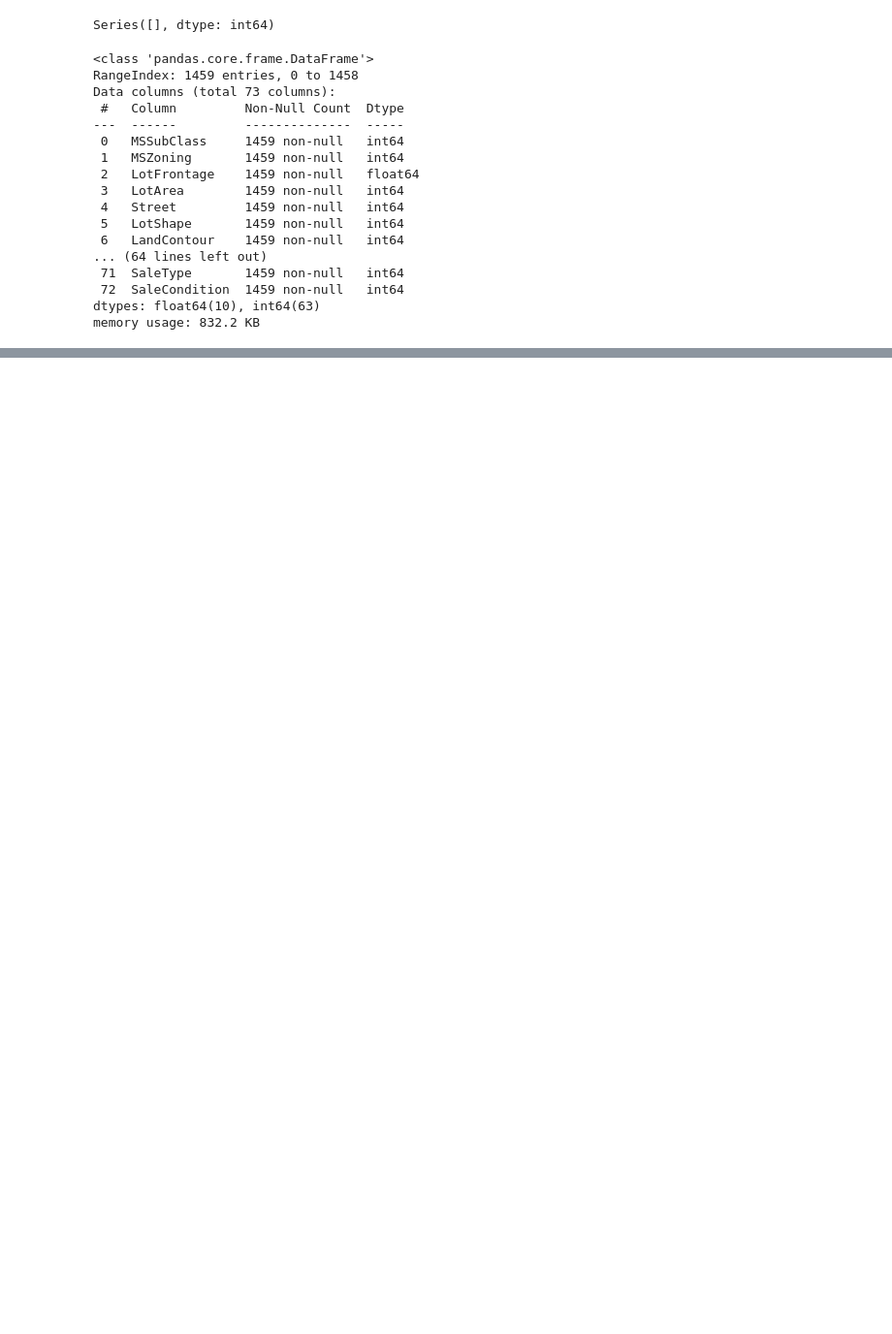
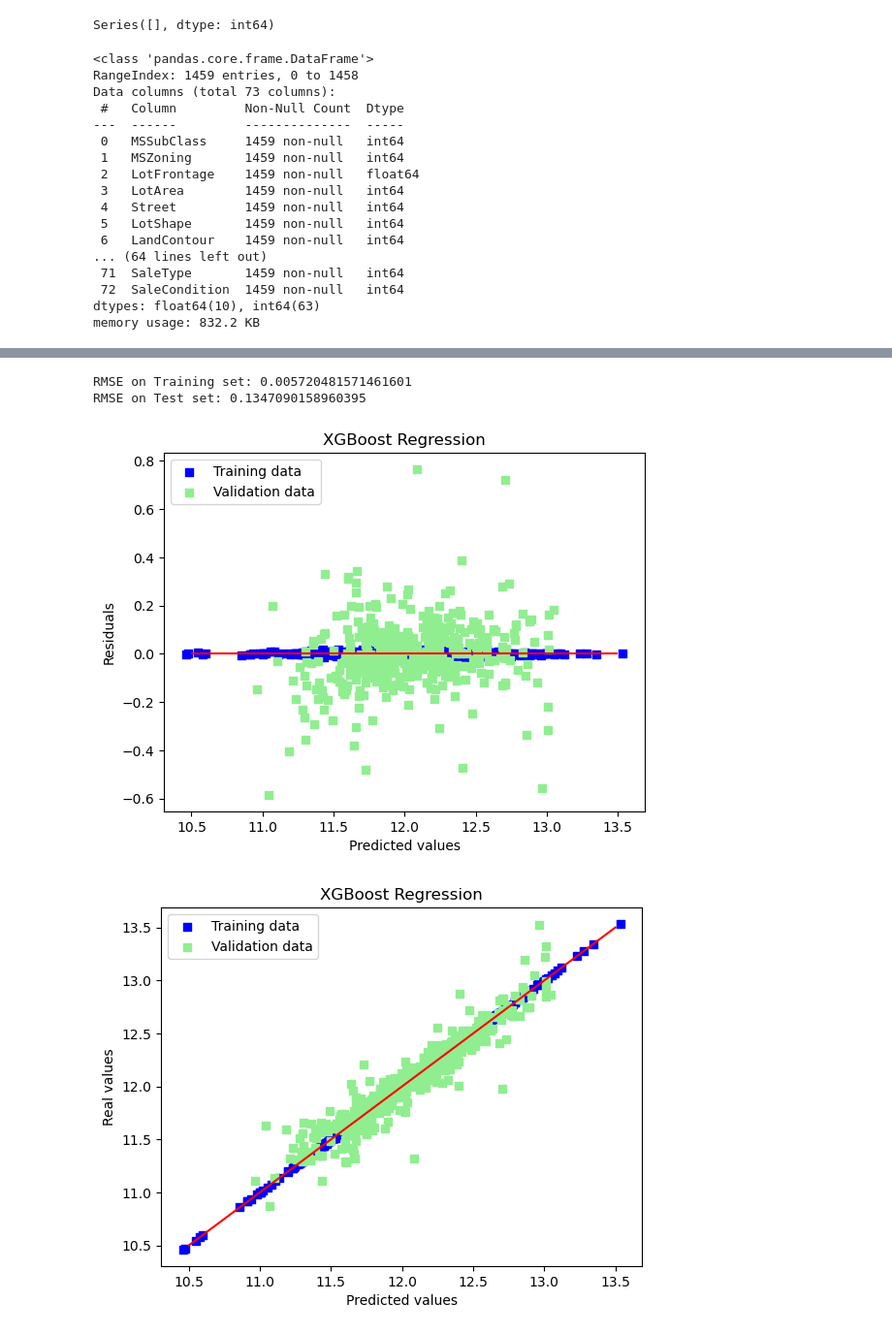
Before and after one commit to AyeshaIrshad1337/House-Price-Prediction-Kaggle-Competition, a Jupyter notebook: house-price-prediction-competition.ipynb, the cells around one changed output, grey strips where cells are left out. Shown at 97% size. Saved outputs shown, nothing was run; the diff lists cells and outputs as text; code cells hidden in the pictures; blank space fills up the shorter version.

```diff
--- a/house-price-prediction-competition.ipynb
+++ b/house-price-prediction-competition.ipynb
@@ -806,0 +880,46 @@ RMSE for Random Forest: 0.1306536455467217
+# %%
+from xgboost import XGBRegressor
+xgb = XGBRegressor()
+
+
+# Fit the model
+xgb.fit(X_train, y_train)
+
+# Predictions on training and testing sets
+y_train_xgb = xgb.predict(X_train)
+y_test_xgb = xgb.predict(X_test)
+
+# Print RMSE on training and testing sets
+print("RMSE on Training set:", np.sqrt(mean_squared_error(y_train_xgb, y_train)))
+print("RMSE on Test set:", np.sqrt(mean_squared_error(y_test_xgb, y_test)))
+
+# Plot residuals
+plt.scatter(y_train_xgb, y_train_xgb - y_train, c="blue", marker="s", label="Training data")
+plt.scatter(y_test_xgb, y_test_xgb - y_test, c="lightgreen", marker="s", label="Validation data")
+plt.title("XGBoost Regression")
+plt.xlabel("Predicted values")
+plt.ylabel("Residuals")
+plt.legend(loc="upper left")
+plt.hlines(y=0, xmin=10.5, xmax=13.5, color="red")
+plt.show()
+
+# Plot predictions
+plt.scatter(y_train_xgb, y_train, c="blue", marker="s", label="Training data")
+plt.scatter(y_test_xgb, y_test, c="lightgreen", marker="s", label="Validation data")
+plt.title("XGBoost Regression")
+plt.xlabel("Predicted values")
+plt.ylabel("Real values")
+plt.legend(loc="upper left")
+plt.plot([10.5, 13.5], [10.5, 13.5], c="red")
+plt.show()
+
+# Plot feature importances
+plt.bar(range(len(xgb.feature_importances_)), xgb.feature_importances_)
+plt.xticks(range(len(xgb.feature_importances_)), X_train.columns, rotation='vertical')
+plt.title("Feature Importances - XGBoost")
+plt.show()
+# %% [output]
+RMSE on Training set: 0.005720481571461601
+RMSE on Test set: 0.1347090158960395
+[figure, added]
+[figure, added]
```
Also changed, not shown: parts of 23 cells of this notebook.
